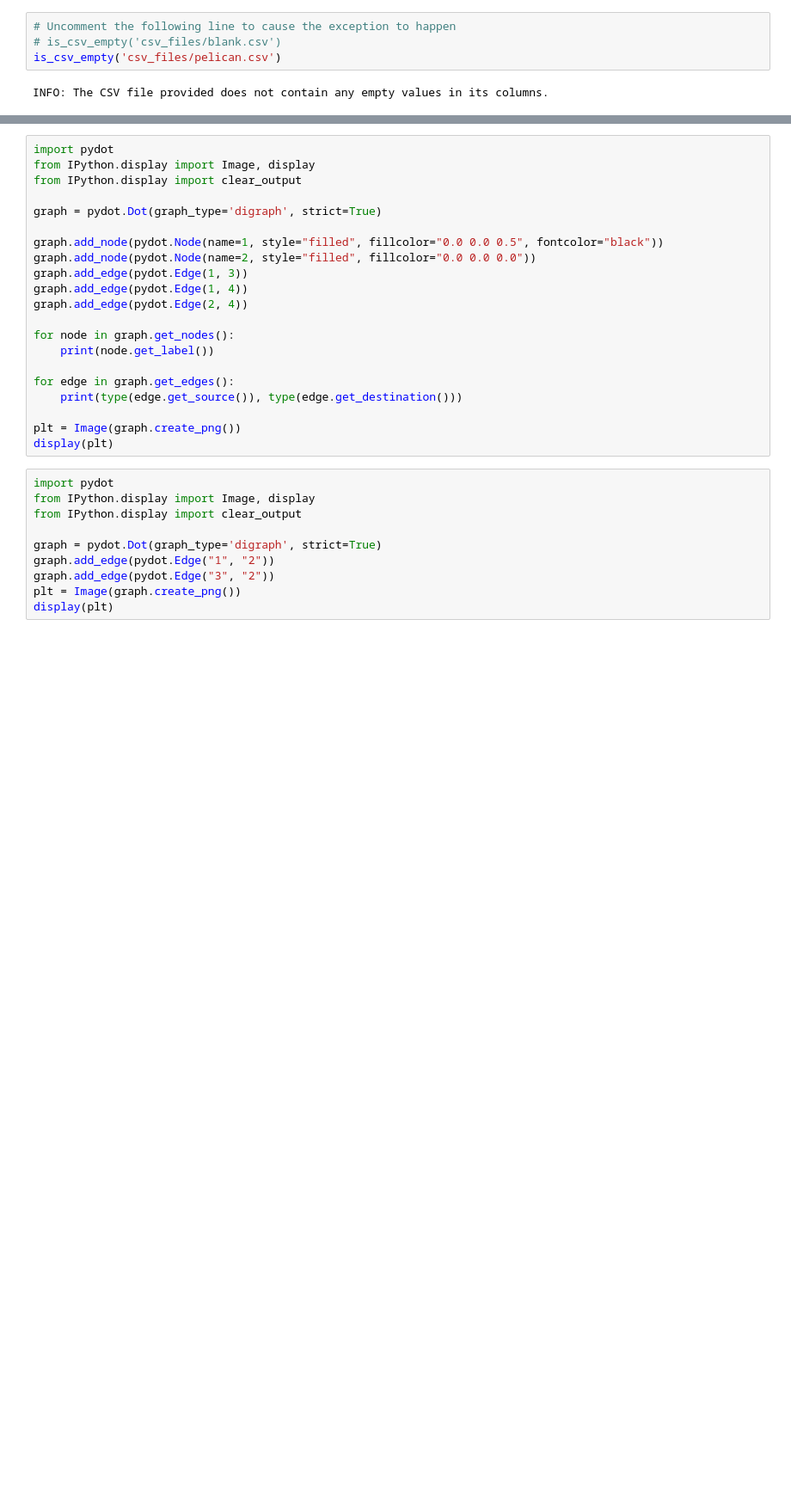
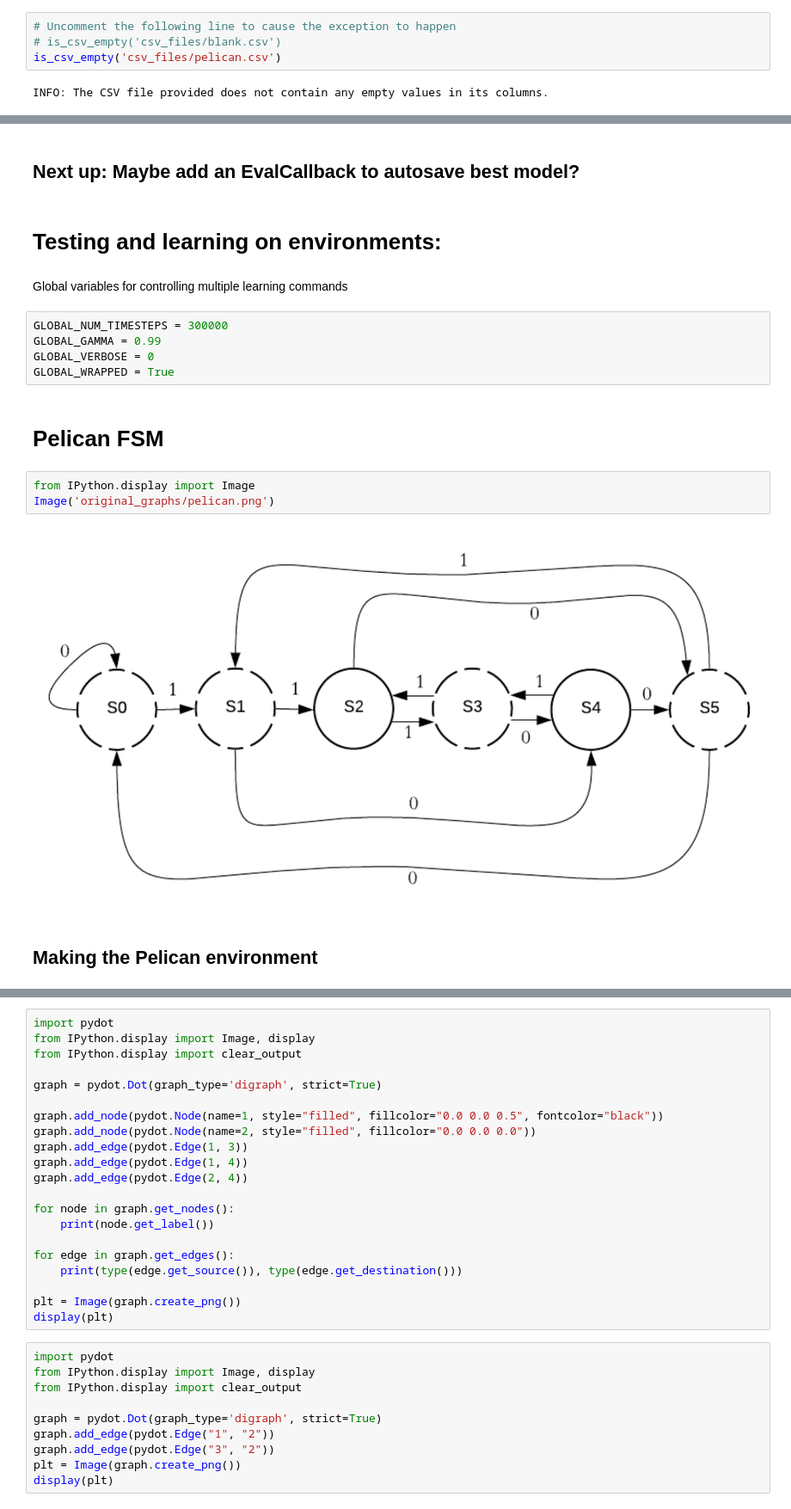
Before and after one commit to mlegas/FSM-reinforcement-learning, a Jupyter notebook: fsm_env.ipynb, the cells around one changed output, grey strips where cells are left out. Shown: that part at 86% size. Cells and saved outputs as stored; diff of their text form; blank space fills up the shorter version.

```diff
--- a/fsm_env.ipynb
+++ b/fsm_env.ipynb
@@ -885,0 +959,20 @@ Amount of rows: 8
+# %% [markdown]
+## Next up: Maybe add an EvalCallback to autosave best model?
+# %% [markdown]
+# Testing and learning on environments:
+# %% [markdown]
+Global variables for controlling multiple learning commands
+# %%
+GLOBAL_NUM_TIMESTEPS = 300000
+GLOBAL_GAMMA = 0.99
+GLOBAL_VERBOSE = 0
+GLOBAL_WRAPPED = True
+# %% [markdown]
+# Pelican FSM
+# %%
+from IPython.display import Image
+Image('original_graphs/pelican.png')
+# %% [output]
+[figure, added]
+# %% [markdown]
+## Making the Pelican environment
```
Also changed, not shown: parts of 80 cells of this notebook, 4 other files.
